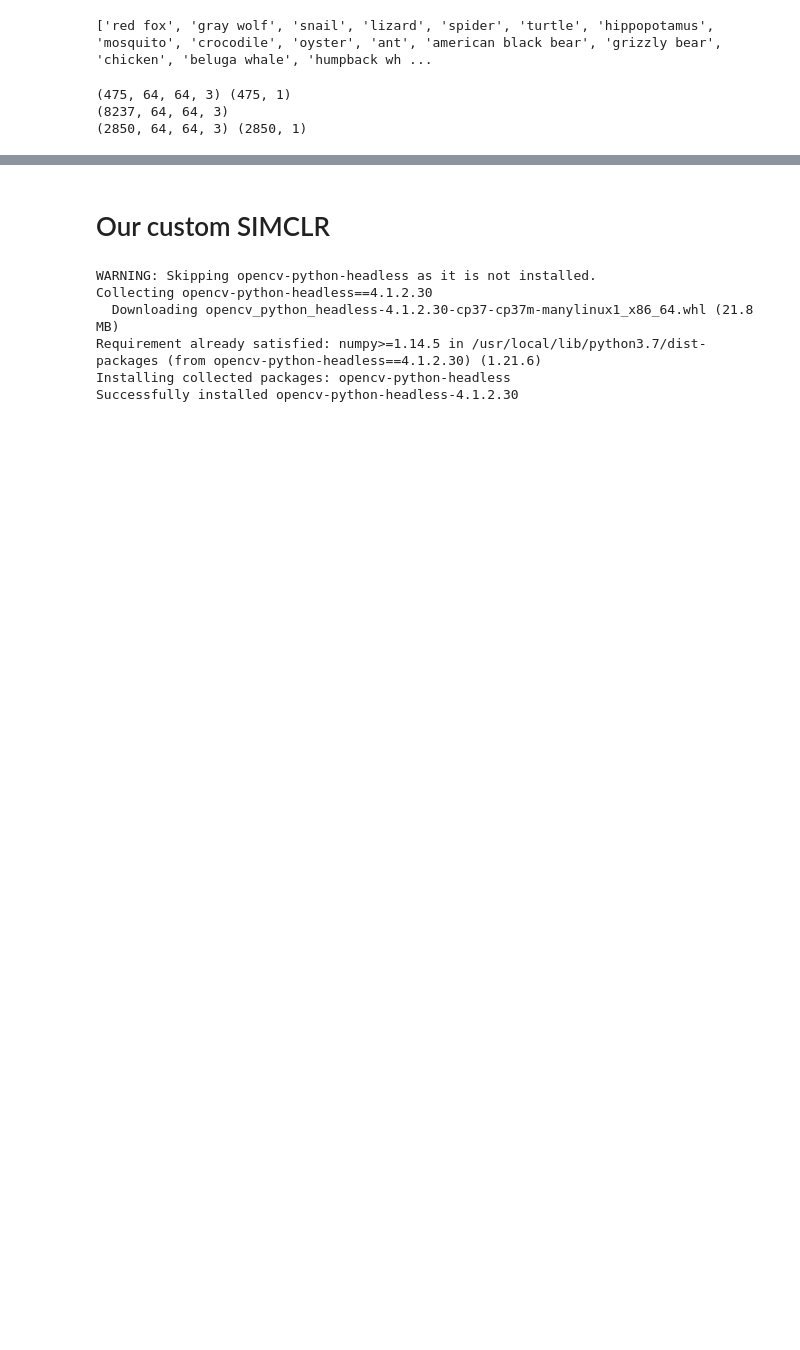
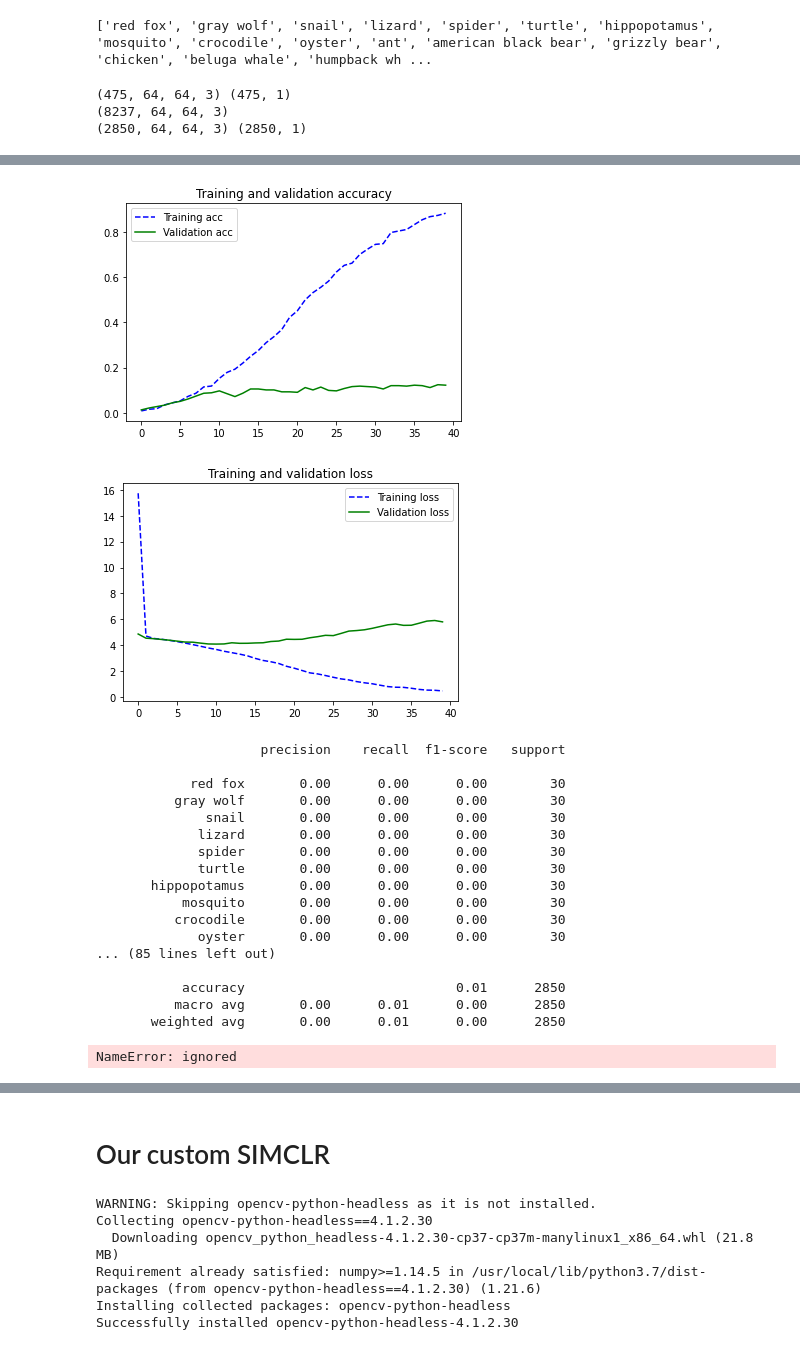
Before and after one commit to leagaze/contrastive-learning, a Jupyter notebook: Projet.ipynb, the cells around one changed output, grey strips where cells are left out. Saved outputs shown, nothing was run; the diff lists cells and outputs as text; code cells hidden in the pictures; blank space fills up the shorter version.

```diff
--- a/Projet.ipynb
+++ b/Projet.ipynb
@@ -144,6 +172,6 @@ def plot_training_analysis():
 # %%
 from tensorflow.keras.layers import Conv2D, MaxPooling2D
-from tensorflow.keras.layers import Dense, Flatten
+from tensorflow.keras.layers import Dense, Flatten, Dropout
 from tensorflow.keras.models import Sequential
 from tensorflow.keras import optimizers
 
@@ -159,6 +187,7 @@ model.add(Conv2D(256,(3,3),activation='relu'))
 model.add(MaxPooling2D(pool_size=(2,2)))
 model.add(Flatten())
 model.add(Dense(512,activation='relu'))
+model.add(Dropout(rate=0.2))
 model.add(Dense(95,activation='softmax'))
 
 model.summary()
@@ -180,3 +209,18 @@ Total params: 1,534,431
 Trainable params: 1,534,431
 Non-trainable params: 0
 _________________________________________________________________
+# %%
+import tensorflow as tf
+import keras
+
+epochs = 40
+batch_size=256
+
+loss_fn = tf.keras.losses.SparseCategoricalCrossentropy()
+optimizer=tf.keras.optimizers.Adam(
+    learning_rate=3e-4,
+)
+train_acc_metric = keras.metrics.SparseCategoricalAccuracy()
+val_acc_metric = keras.metrics.SparseCategoricalAccuracy()
+model.compile(loss=loss_fn, optimizer=optimizer, metrics=train_acc_metric)
+history = model.fit(x=x_test ,y=y_test, validation_data=(x_lab, y_lab), epochs=epochs, batch_size=batch_size)
@@ -182,0 +245,32 @@ _________________________________________________________________
+# %%
+from sklearn.metrics import classification_report, confusion_matrix
+
+plot_training_analysis()
+
+preds=model.predict(x_test)
+y_pred_bool = np.argmax(preds, axis=1)
+print(classification_report(y_test, y_pred_bool, target_names=CLASSES))
+# %% [output]
+[figure, added]
+[figure, added]
+                     precision    recall  f1-score   support
+
+            red fox       0.00      0.00      0.00        30
+          gray wolf       0.00      0.00      0.00        30
+              snail       0.00      0.00      0.00        30
+             lizard       0.00      0.00      0.00        30
+             spider       0.00      0.00      0.00        30
+             turtle       0.00      0.00      0.00        30
+       hippopotamus       0.00      0.00      0.00        30
+           mosquito       0.00      0.00      0.00        30
+          crocodile       0.00      0.00      0.00        30
+             oyster       0.00      0.00      0.00        30
+... (85 lines left out)
+
+           accuracy                           0.01      2850
+          macro avg       0.00      0.01      0.00      2850
+       weighted avg       0.00      0.01      0.00      2850
+# %%
+y_true
+# %% [output]
+NameError: ignored
```
Also changed, not shown: parts of 23 cells of this notebook.
